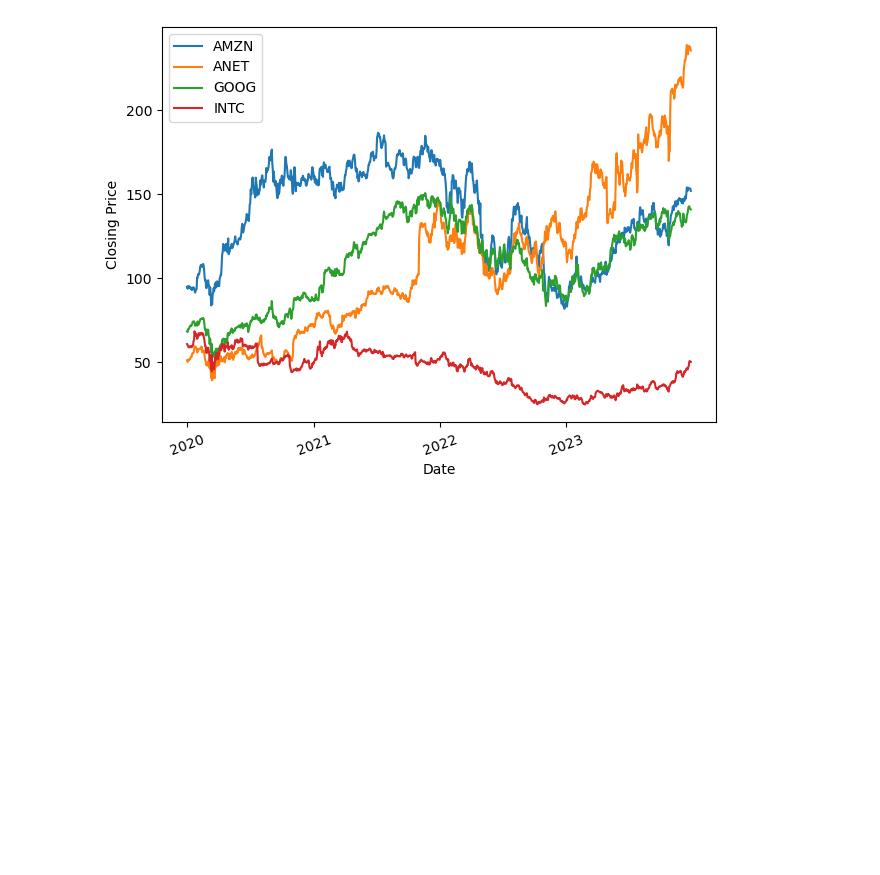
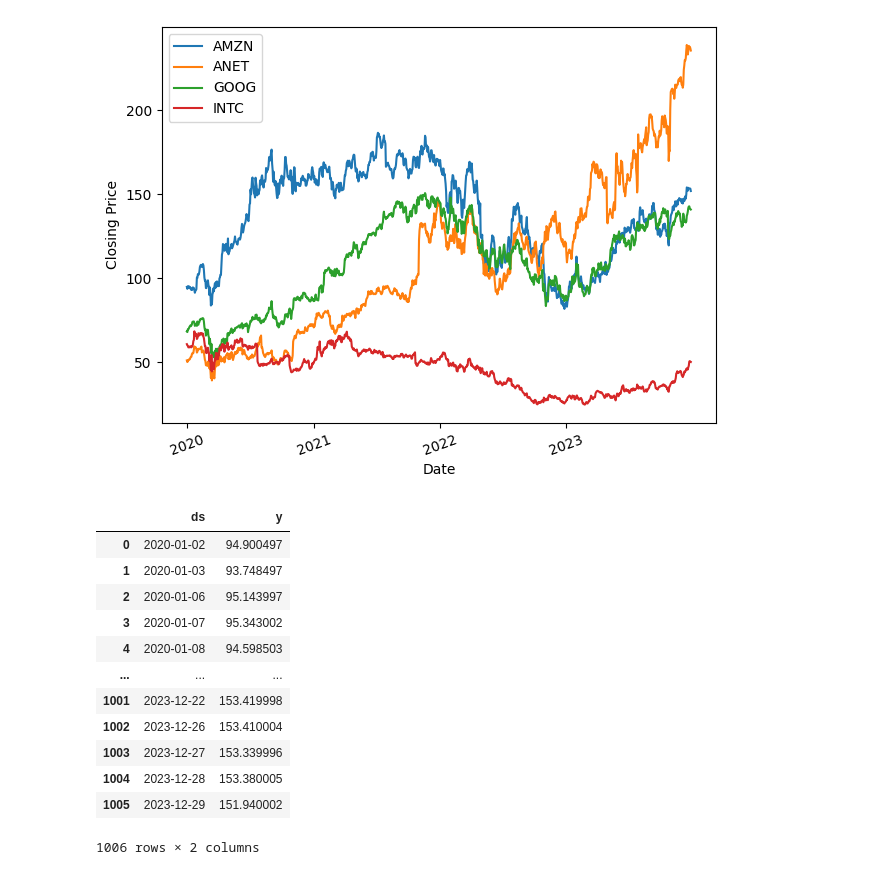
Before and after one commit to skiluvia/project1-varos-kiluvia-conley-melton, a Jupyter notebook: Project_1.ipynb, the cells around one changed output. Saved outputs shown, nothing was run; the diff lists cells and outputs as text; code cells hidden in the pictures; blank space fills up the shorter version.

```diff
--- a/Project_1.ipynb
+++ b/Project_1.ipynb
@@ -95,3 +120,22 @@ plt.tight_layout()
 plt.show()
 # %% [output]
 [figure]
+# %%
+prophet_df_AMZN = amzn_data[['Date','AMZN']]
+prophet_df_AMZN = prophet_df_AMZN.rename(columns={'Date': 'ds', 'AMZN': 'y'})
+prophet_df_AMZN = prophet_df_AMZN.dropna()
+prophet_df_AMZN
+# %% [output]
+|  | ds | y |
+| 0 | 2020-01-02 | 94.900497 |
+| 1 | 2020-01-03 | 93.748497 |
+| 2 | 2020-01-06 | 95.143997 |
+| 3 | 2020-01-07 | 95.343002 |
+| 4 | 2020-01-08 | 94.598503 |
+| ... | ... | ... |
+| 1001 | 2023-12-22 | 153.419998 |
+| 1002 | 2023-12-26 | 153.410004 |
+| 1003 | 2023-12-27 | 153.339996 |
+| 1004 | 2023-12-28 | 153.380005 |
+| 1005 | 2023-12-29 | 151.940002 |
+1006 rows × 2 columns
```
Also changed, not shown: parts of 10 cells of this notebook.
